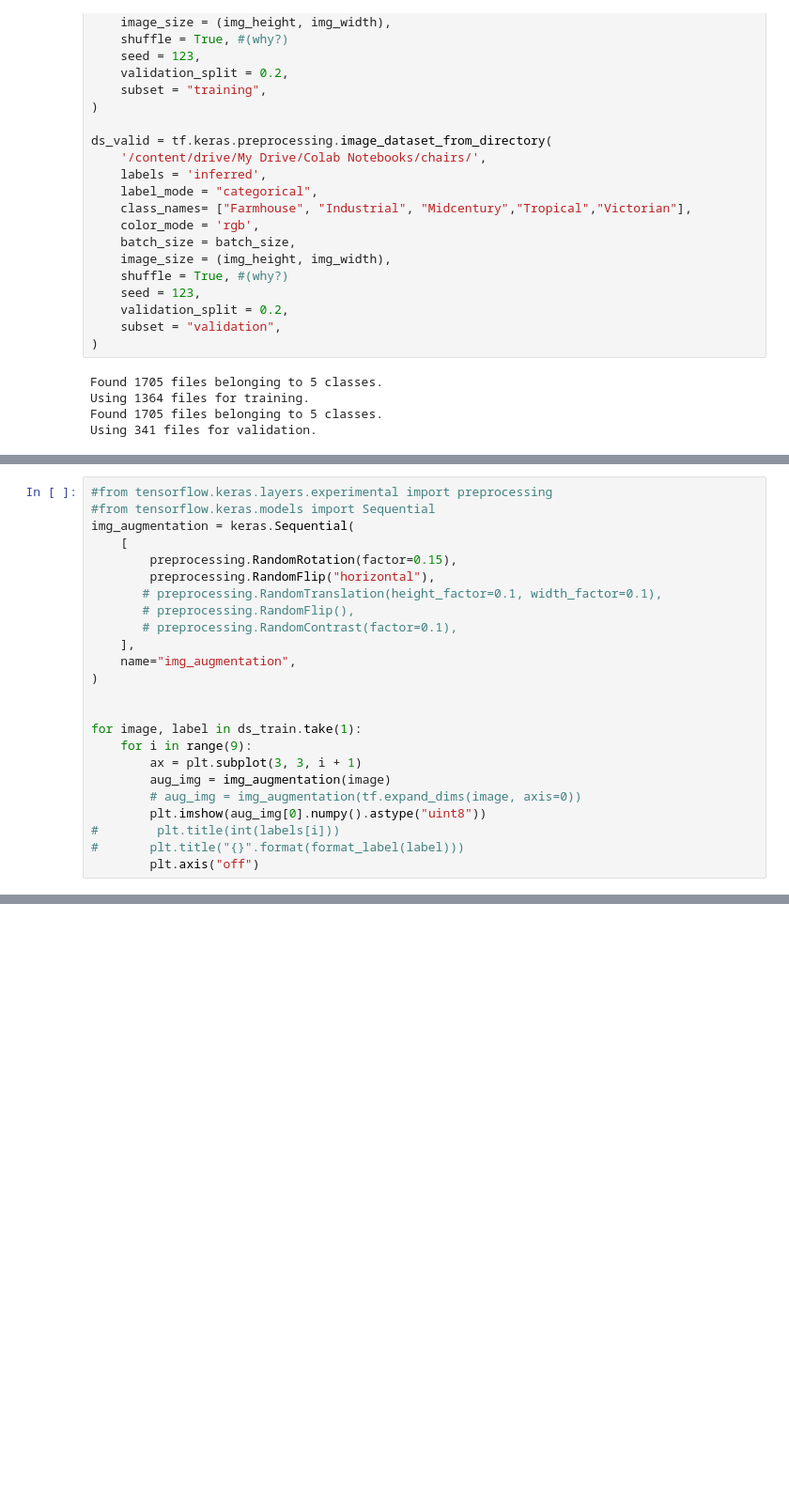
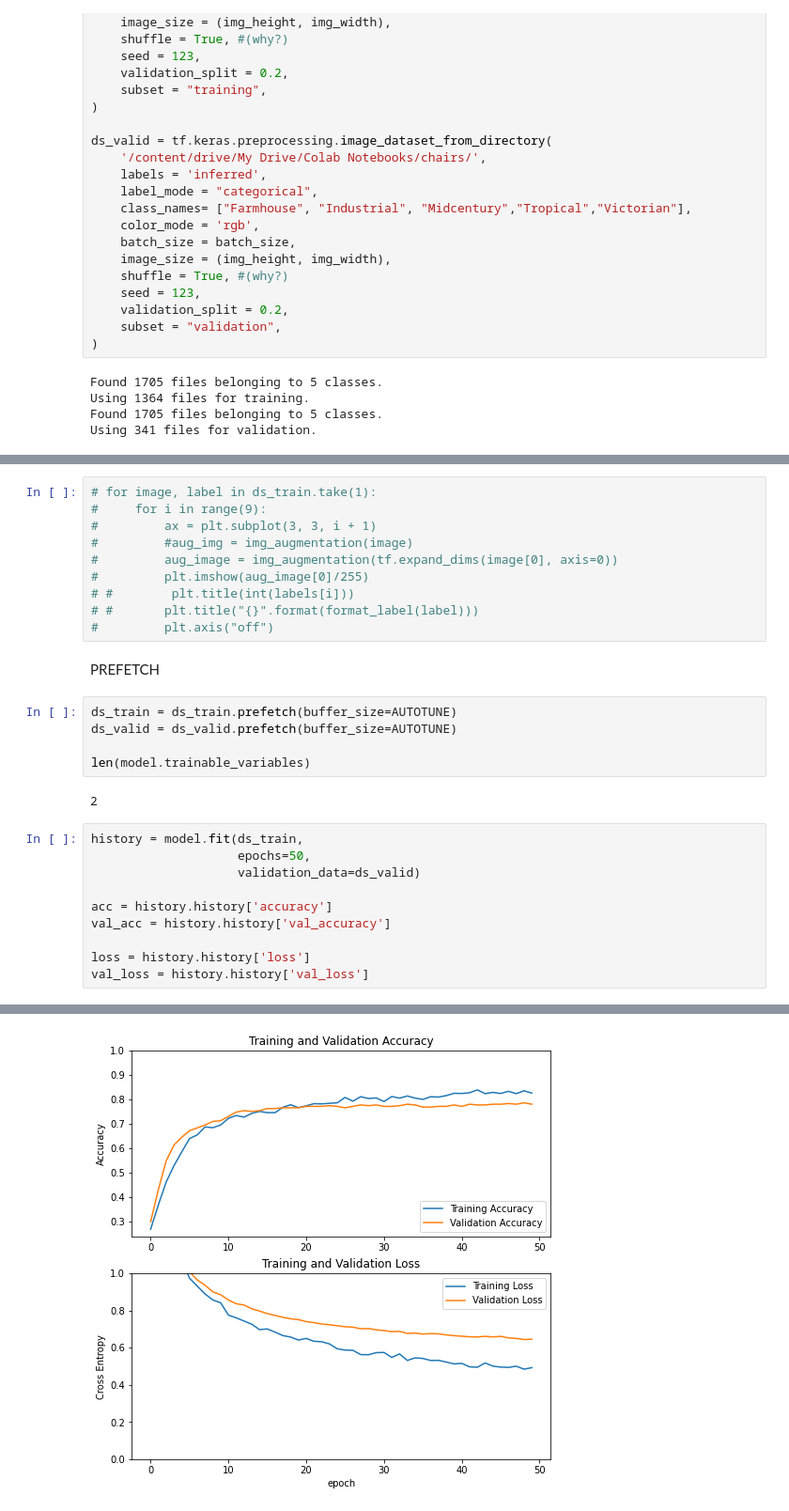
Before and after one commit to sid-thephysicskid/chair-style-classifier, a Jupyter notebook: classification_chair.ipynb, the cells around one changed output, grey strips where cells are left out. Shown at 94% size. Saved outputs shown, nothing was run; the diff lists cells and outputs as text; blank space fills up the shorter version.

```diff
--- a/classification_chair.ipynb
+++ b/classification_chair.ipynb
@@ -98,24 +149,30 @@ for images, labels in ds_train.take(1):
 # %%
-#from tensorflow.keras.layers.experimental import preprocessing
-#from tensorflow.keras.models import Sequential
-img_augmentation = keras.Sequential(
-    [
-        preprocessing.RandomRotation(factor=0.15),
-        preprocessing.RandomFlip("horizontal"),
-       # preprocessing.RandomTranslation(height_factor=0.1, width_factor=0.1),
-       # preprocessing.RandomFlip(),
-       # preprocessing.RandomContrast(factor=0.1),
-    ],
-    name="img_augmentation",
-)
-
-
-for image, label in ds_train.take(1):
-    for i in range(9):
-        ax = plt.subplot(3, 3, i + 1)
-        aug_img = img_augmentation(image)
-        # aug_img = img_augmentation(tf.expand_dims(image, axis=0))
-        plt.imshow(aug_img[0].numpy().astype("uint8"))
-#        plt.title(int(labels[i]))
-#       plt.title("{}".format(format_label(label)))
-        plt.axis("off")
+# for image, label in ds_train.take(1):
+#     for i in range(9):
+#         ax = plt.subplot(3, 3, i + 1)
+#         #aug_img = img_augmentation(image)
+#         aug_image = img_augmentation(tf.expand_dims(image[0], axis=0))
+#         plt.imshow(aug_image[0]/255)
+# #        plt.title(int(labels[i]))
+# #       plt.title("{}".format(format_label(label)))
+#         plt.axis("off")
+# %% [markdown]
+PREFETCH
+# %%
+ds_train = ds_train.prefetch(buffer_size=AUTOTUNE)
+ds_valid = ds_valid.prefetch(buffer_size=AUTOTUNE)
+
+len(model.trainable_variables)
+# %% [output]
+2
+# %%
+history = model.fit(ds_train,
+                    epochs=50,
+                    validation_data=ds_valid)
+
+acc = history.history['accuracy']
+val_acc = history.history['val_accuracy']
+
+loss = history.history['loss']
+val_loss = history.history['val_loss']
+# %% [output]
@@ -121,0 +196 @@ for image, label in ds_train.take(1):
+[figure, added]
```
Also changed, not shown: parts of 32 cells of this notebook.
